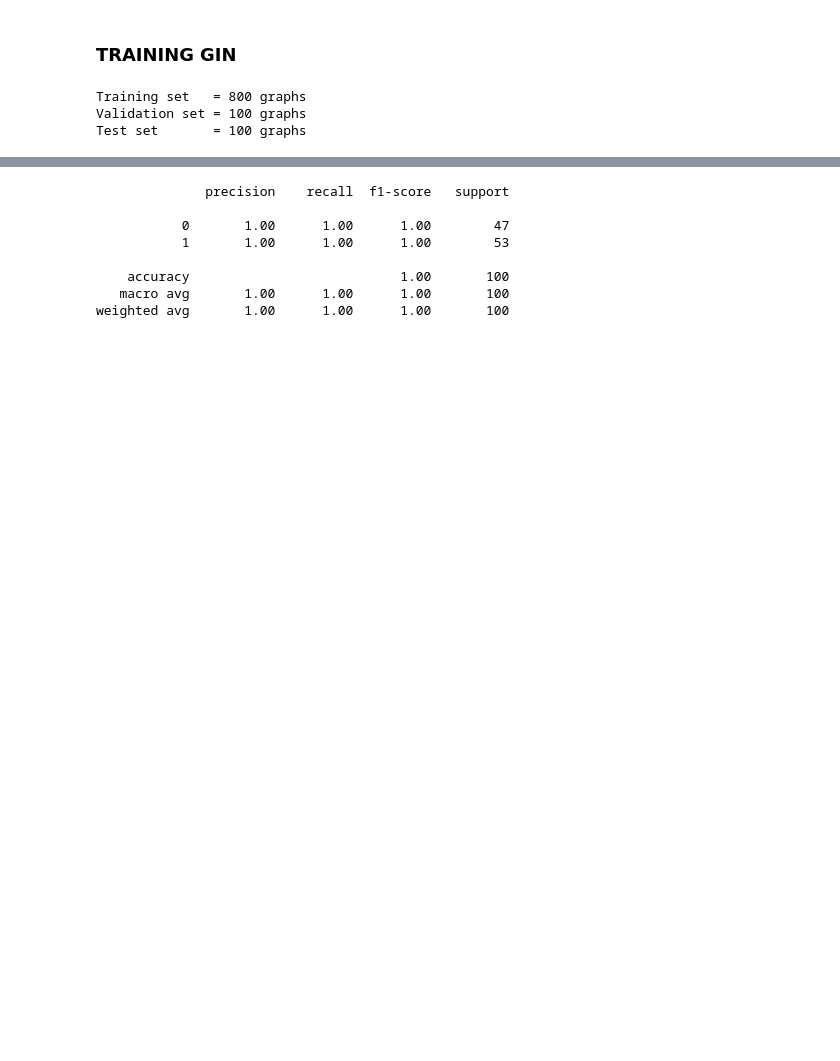
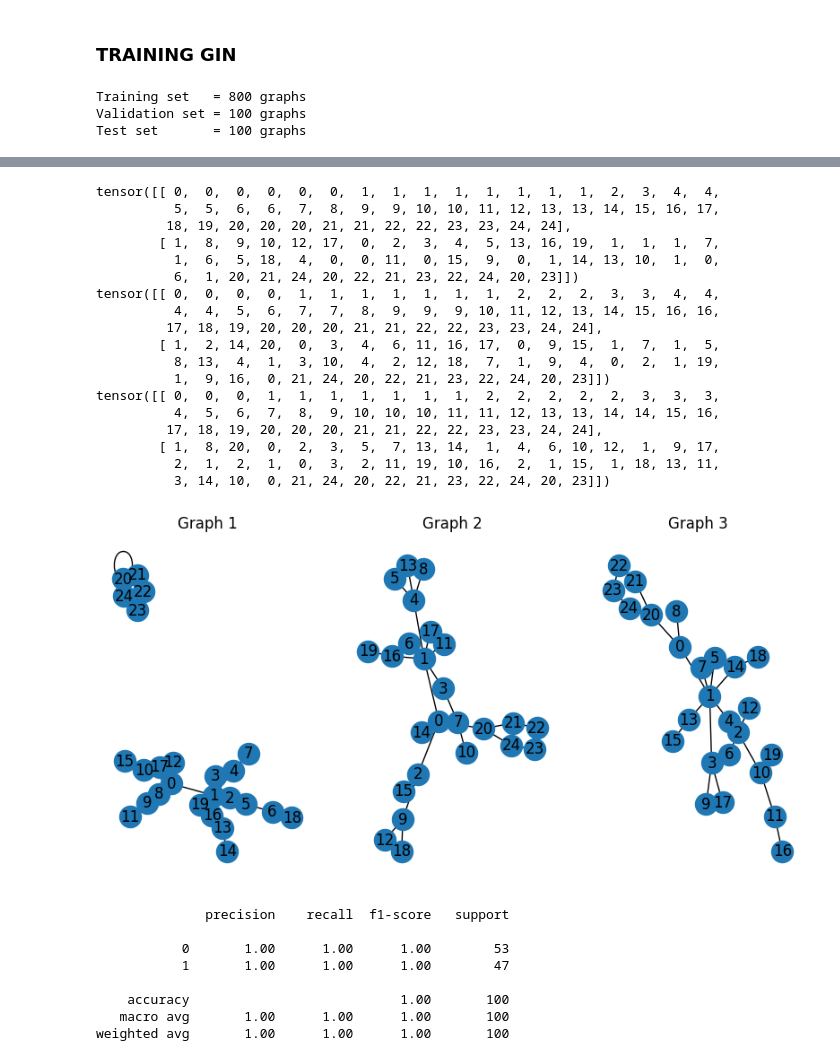
Before and after one commit to giahuy1311/Lore, a Jupyter notebook: training_GIN.ipynb, the cells around one changed output, grey strips where cells are left out. Drawn from its saved outputs; the diff is of its cells as text; code cells hidden in the pictures; blank space fills up the shorter version.

```diff
--- a/training_GIN.ipynb
+++ b/training_GIN.ipynb
@@ -88,9 +131,6 @@ model = GIN(
     num_layers=5,
 ).to(device)
 
-# Compile model into an optimized version
-model = torch.compile(model, dynamic=True)
-
 optimizer = torch.optim.Adam(model.parameters(), lr=0.01)
 # %%
 def train():
@@ -171,19 +211,77 @@ Median time per epoch: 0.1680s
 # %%
 # save model
 torch.save(model.state_dict(), 'model.pth')
+# %%
+batch = next(iter(test_loader))
+edge_index = batch.edge_index
+ptr = batch.ptr
+num_graphs = len(ptr) - 1
+
+fig, axes = plt.subplots(1, 3, figsize=(10, 5))
+
+for i in range(3):  # Lặp qua 2 đồ thị đầu tiên
+    start, end = ptr[i].item(), ptr[i + 1].item()  # Lấy phạm vi node của đồ thị
+    mask = (batch.batch == i)  # Chọn node thuộc về đồ thị i
+
+    # Lấy subgraph từ batch
+    subgraph = batch.clone()
+    subgraph.x = batch.x[mask]
+    subgraph.edge_index = edge_index[:, (edge_index[0] >= start) & (edge_index[0] < end)] - start
+    print(subgraph.edge_index)
+    # Chuyển thành NetworkX để vẽ
+    G = to_networkx(subgraph, to_undirected=True)
+
+    # Vẽ đồ thị
+    ax = axes[i]
+    #nx.draw(G, with_labels=True, node_color='lightblue', edge_color='gray', ax=ax)
+    nx.draw(G, with_labels=True, cmap="coolwarm", node_size=300, ax=ax)
+    ax.set_title(f"Graph {i+1}")
+
+plt.show()
+# %% [output]
+tensor([[ 0,  0,  0,  0,  0,  0,  1,  1,  1,  1,  1,  1,  1,  1,  2,  3,  4,  4,
+          5,  5,  6,  6,  7,  8,  9,  9, 10, 10, 11, 12, 13, 13, 14, 15, 16, 17,
+         18, 19, 20, 20, 20, 21, 21, 22, 22, 23, 23, 24, 24],
+        [ 1,  8,  9, 10, 12, 17,  0,  2,  3,  4,  5, 13, 16, 19,  1,  1,  1,  7,
+          1,  6,  5, 18,  4,  0,  0, 11,  0, 15,  9,  0,  1, 14, 13, 10,  1,  0,
+          6,  1, 20, 21, 24, 20, 22, 21, 23, 22, 24, 20, 23]])
+tensor([[ 0,  0,  0,  0,  1,  1,  1,  1,  1,  1,  1,  2,  2,  2,  3,  3,  4,  4,
+          4,  4,  5,  6,  7,  7,  8,  9,  9,  9, 10, 11, 12, 13, 14, 15, 16, 16,
+         17, 18, 19, 20, 20, 20, 21, 21, 22, 22, 23, 23, 24, 24],
+        [ 1,  2, 14, 20,  0,  3,  4,  6, 11, 16, 17,  0,  9, 15,  1,  7,  1,  5,
+          8, 13,  4,  1,  3, 10,  4,  2, 12, 18,  7,  1,  9,  4,  0,  2,  1, 19,
+          1,  9, 16,  0, 21, 24, 20, 22, 21, 23, 22, 24, 20, 23]])
+tensor([[ 0,  0,  0,  1,  1,  1,  1,  1,  1,  1,  2,  2,  2,  2,  2,  3,  3,  3,
+          4,  5,  6,  7,  8,  9, 10, 10, 10, 11, 11, 12, 13, 13, 14, 14, 15, 16,
+         17, 18, 19, 20, 20, 20, 21, 21, 22, 22, 23, 23, 24, 24],
+        [ 1,  8, 20,  0,  2,  3,  5,  7, 13, 14,  1,  4,  6, 10, 12,  1,  9, 17,
+          2,  1,  2,  1,  0,  3,  2, 11, 19, 10, 16,  2,  1, 15,  1, 18, 13, 11,
+          3, 14, 10,  0, 21, 24, 20, 22, 21, 23, 22, 24, 20, 23]])
+[figure, added]
 # %%
+from sklearn.metrics import classification_report
+
+gin = GIN(
+    in_channels=dataset.num_features,
+    hidden_channels=32,
+    out_channels=dataset.num_classes,
+    num_layers=5,
+).to(device)
+gin.load_state_dict(torch.load('model.pth'))
+gin.eval()
+
 data_loader = DataLoader(test_dataset, batch_size=32, shuffle=False)
-predictions = predict(model, data_loader, device)
+predictions = predict(gin, data_loader, device)
 
-from sklearn.metrics import classification_report
+
 y_true = [data.y.item() for data in test_dataset]
 y_pred = predictions.argmax(dim=-1).numpy()
 print(classification_report(y_true, y_pred))
 # %% [output]
               precision    recall  f1-score   support
 
-           0       1.00      1.00      1.00        47
-           1       1.00      1.00      1.00        53
+           0       1.00      1.00      1.00        53
+           1       1.00      1.00      1.00        47
 
     accuracy                           1.00       100
    macro avg       1.00      1.00      1.00       100
```
Also changed, not shown: parts of 21 cells of this notebook, 18 other files.
